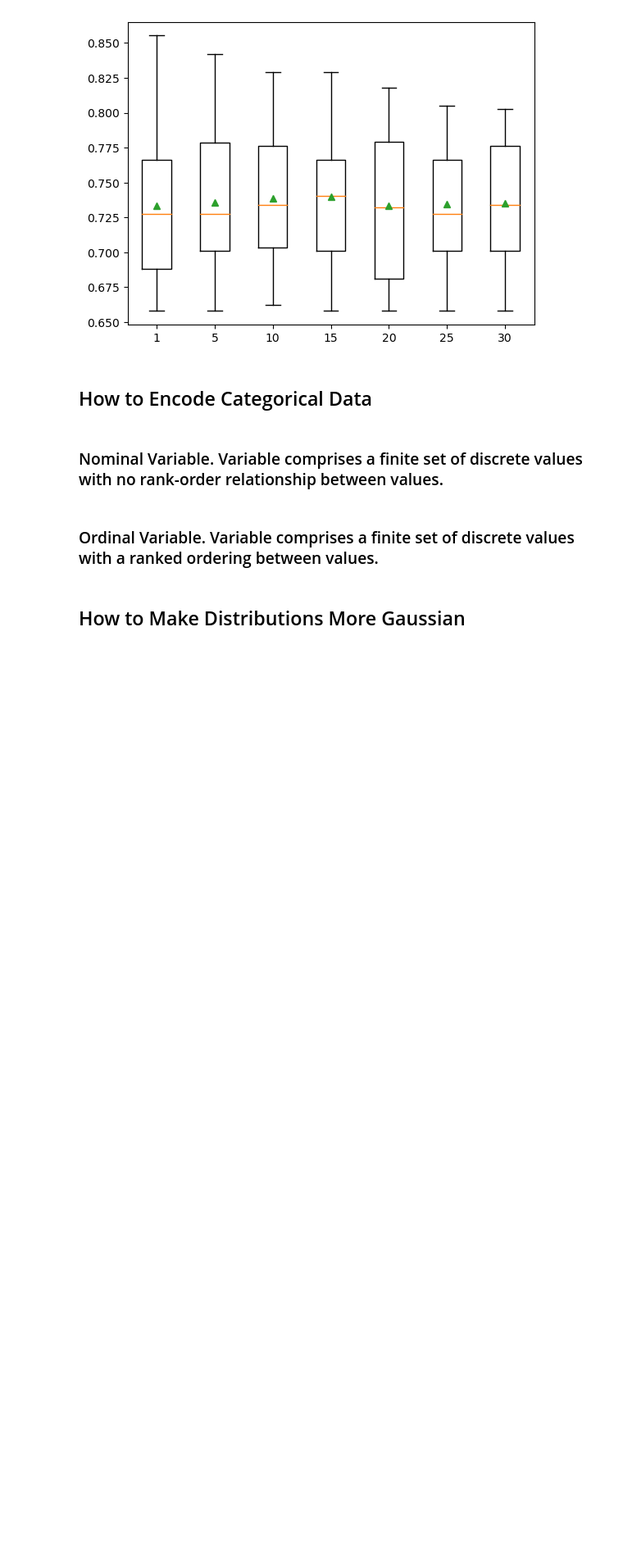
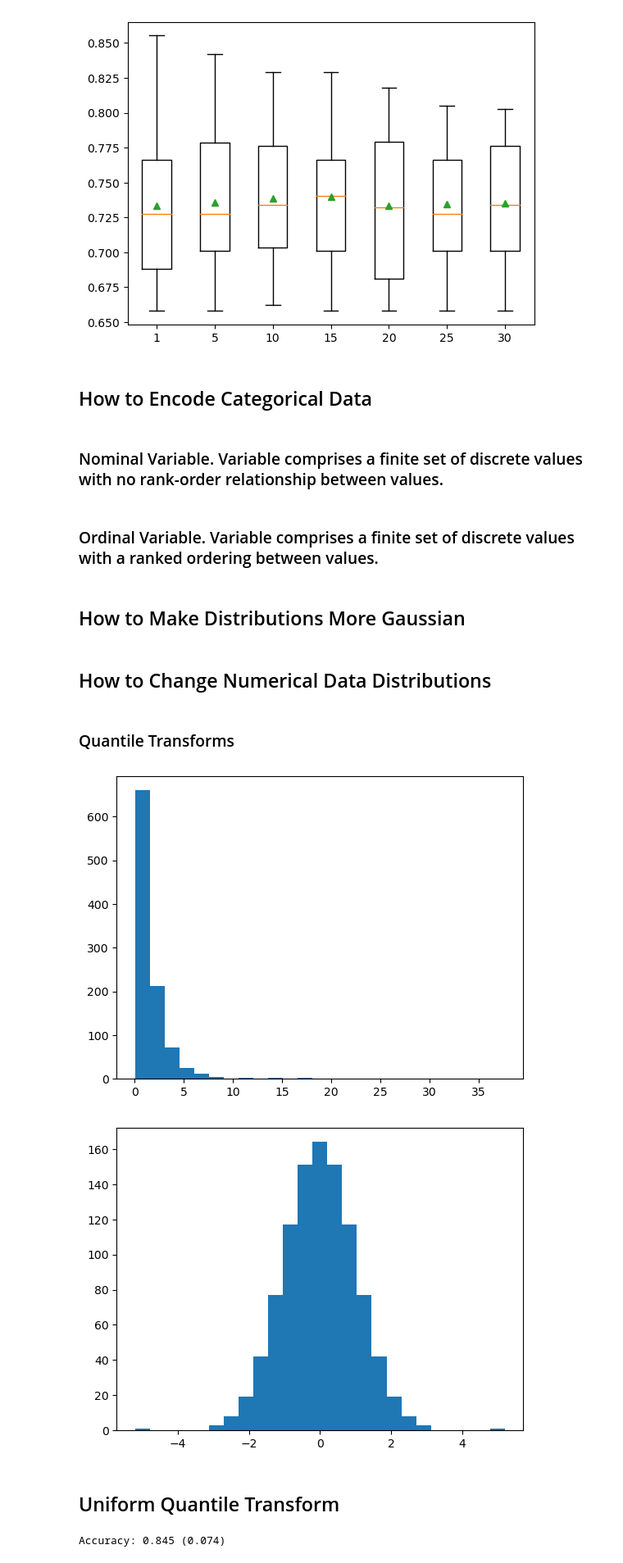
Before and after one commit to MaukanMir/Data-Preperation-For-ML, a Jupyter notebook: data_transforms.ipynb, the cells around one changed output. Shown at 82% size. Drawn from its saved outputs; the diff is of its cells as text; code cells hidden in the pictures; blank space fills up the shorter version.

Commit message:
Added new models

```diff
--- a/data_transforms.ipynb
+++ b/data_transforms.ipynb
@@ -386,0 +390,62 @@ pyplot.show()
+# %% [markdown]
+## How to Change Numerical Data Distributions
+# %% [markdown]
+### Quantile Transforms
+# %%
+
+# demonstration of the quantile transform
+from numpy import exp
+from numpy.random import randn
+from sklearn.preprocessing import QuantileTransformer
+from matplotlib import pyplot
+
+# generate gaussian data sample
+data = randn(1000)
+# add a skew to the data distribution
+data = exp(data)
+# histogram of the raw data with a skew
+pyplot.hist(data, bins=25)
+pyplot.show()
+# reshape data to have rows and columns
+data = data.reshape((len(data),1))
+# quantile transform the raw data
+quantile = QuantileTransformer(output_distribution='normal')
+data_trans = quantile.fit_transform(data)
+# histogram of the transformed data
+pyplot.hist(data_trans, bins=25)
+pyplot.show()
+# %% [output]
+[figure, added]
+[figure, added]
+# %% [markdown]
+## Uniform Quantile Transform
+# %%
+
+# evaluate knn on the sonar dataset with uniform quantile transform
+from numpy import mean
+from numpy import std
+from pandas import read_csv
+from sklearn.model_selection import cross_val_score
+from sklearn.model_selection import RepeatedStratifiedKFold
+from sklearn.neighbors import KNeighborsClassifier
+from sklearn.preprocessing import LabelEncoder
+from sklearn.preprocessing import QuantileTransformer
+from sklearn.pipeline import Pipeline
+# load dataset
+dataset = read_csv('data/sonar.csv', header=None)
+data = dataset.values
+# separate into input and output columns
+X, y = data[:, :-1], data[:, -1]
+# ensure inputs are floats and output is an integer label
+X = X.astype('float32')
+y = LabelEncoder().fit_transform(y.astype('str'))
+# define the pipeline
+trans = QuantileTransformer(n_quantiles=100, output_distribution='uniform')
+model = KNeighborsClassifier()
+pipeline = Pipeline(steps=[('t', trans), ('m', model)])
+# evaluate the pipeline
+cv = RepeatedStratifiedKFold(n_splits=10, n_repeats=3, random_state=1)
+n_scores = cross_val_score(pipeline, X, y, scoring='accuracy', cv=cv, n_jobs=-1) # report pipeline performance
+print('Accuracy: %.3f (%.3f)' % (mean(n_scores), std(n_scores)))
+# %% [output]
+Accuracy: 0.845 (0.074)
```
Also changed, not shown: parts of 2 cells of this notebook, 1 other file.
